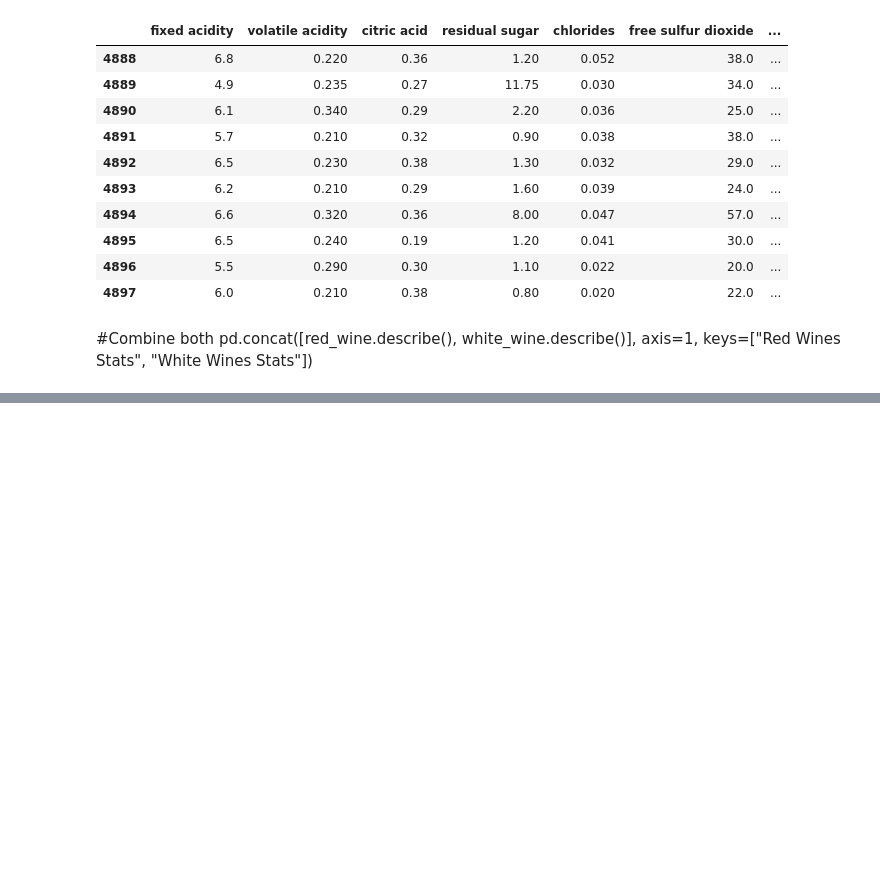
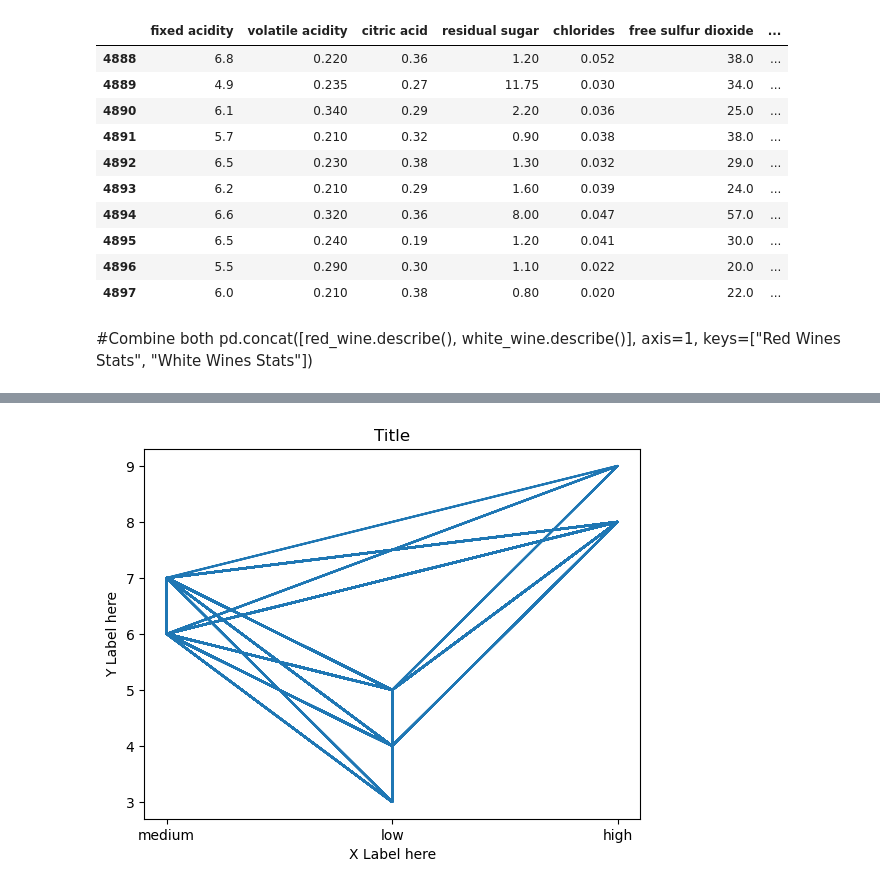
Before and after one commit to katybyte3000/Academy_Excercises, a Jupyter notebook: Project_02/sprint02/projekt02_sprint01-Dataexploration.ipynb, the cells around one changed output, grey strips where cells are left out. Cells and saved outputs as stored; diff of their text form; code cells hidden in the pictures; blank space fills up the shorter version.

```diff
--- a/Project_02/sprint02/projekt02_sprint01-Dataexploration.ipynb
+++ b/Project_02/sprint02/projekt02_sprint01-Dataexploration.ipynb
@@ -157,0 +166,11 @@ max       3.820000     1.080000    14.200000     9.000000
+# %%
+x = white_wine['quality_label']
+y = white_wine['quality']
+plt.plot(x,y)
+
+plt.xlabel('X Label here')
+plt.ylabel('Y Label here')
+plt.title('Title')
+plt.show()
+# %% [output]
+[figure, added]
```
Also changed, not shown: parts of 5 cells of this notebook, 2 other files.
